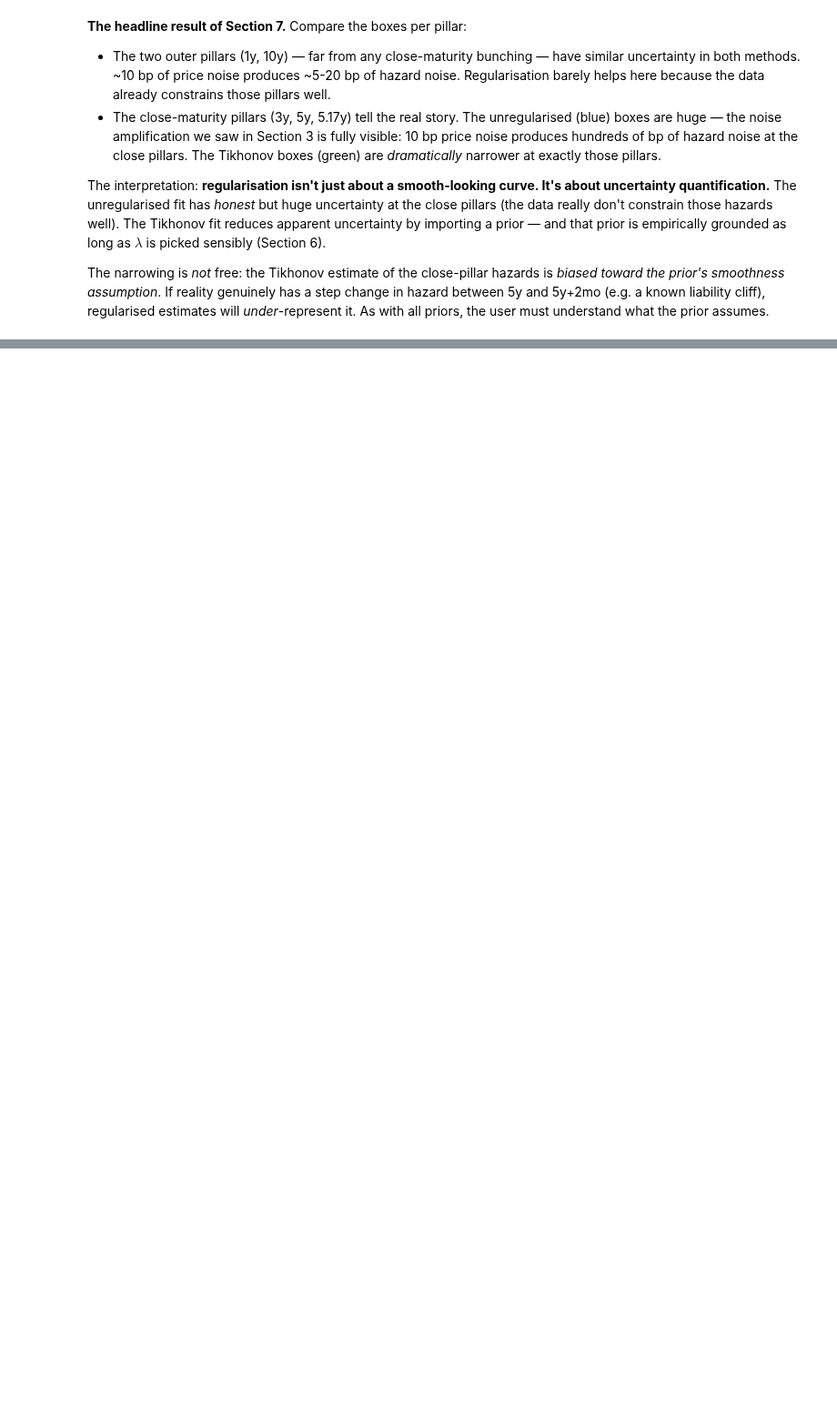
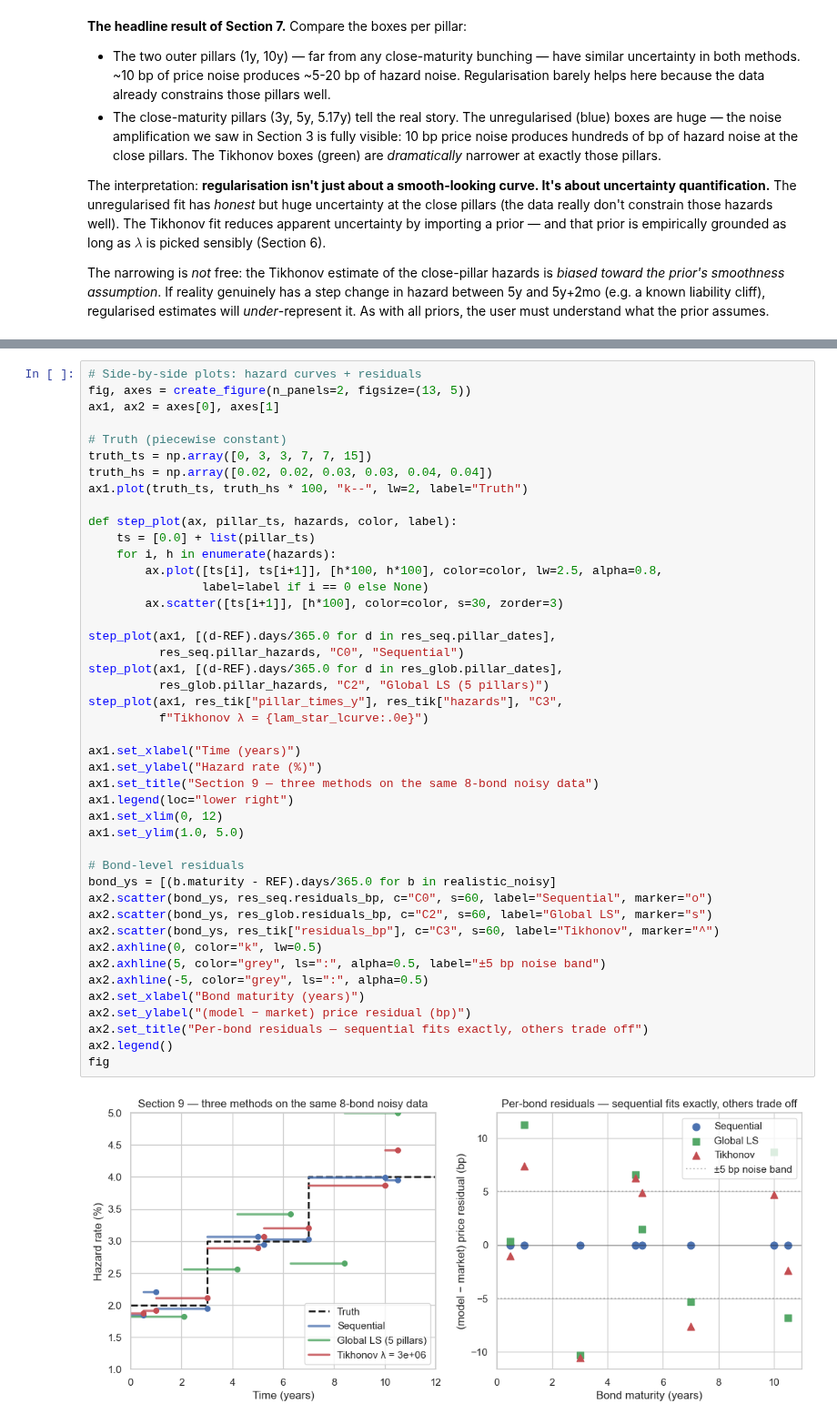
Before and after one commit to bdcbqa314159/pricebook, a Jupyter notebook: python/notebooks/credit/hazard_from_bonds_when_maturities_are_close.ipynb, the cells around one changed output, grey strips where cells are left out. Shown at 91% size. Cells and saved outputs as stored; diff of their text form; blank space fills up the shorter version.

Commit message:
hazard-from-bonds notebook: round 4 (sections 8-10) — adaptive, realistic, CIR++ cross-check

```diff
--- a/python/notebooks/credit/hazard_from_bonds_when_maturities_are_close.ipynb
+++ b/python/notebooks/credit/hazard_from_bonds_when_maturities_are_close.ipynb
@@ -1050,0 +1242,46 @@ all priors, the user must understand what the prior assumes.
+# %%
+# Side-by-side plots: hazard curves + residuals
+fig, axes = create_figure(n_panels=2, figsize=(13, 5))
+ax1, ax2 = axes[0], axes[1]
+
+# Truth (piecewise constant)
+truth_ts = np.array([0, 3, 3, 7, 7, 15])
+truth_hs = np.array([0.02, 0.02, 0.03, 0.03, 0.04, 0.04])
+ax1.plot(truth_ts, truth_hs * 100, "k--", lw=2, label="Truth")
+
+def step_plot(ax, pillar_ts, hazards, color, label):
+    ts = [0.0] + list(pillar_ts)
+    for i, h in enumerate(hazards):
+        ax.plot([ts[i], ts[i+1]], [h*100, h*100], color=color, lw=2.5, alpha=0.8,
+                label=label if i == 0 else None)
+        ax.scatter([ts[i+1]], [h*100], color=color, s=30, zorder=3)
+
+step_plot(ax1, [(d-REF).days/365.0 for d in res_seq.pillar_dates],
+          res_seq.pillar_hazards, "C0", "Sequential")
+step_plot(ax1, [(d-REF).days/365.0 for d in res_glob.pillar_dates],
+          res_glob.pillar_hazards, "C2", "Global LS (5 pillars)")
+step_plot(ax1, res_tik["pillar_times_y"], res_tik["hazards"], "C3",
+          f"Tikhonov λ = {lam_star_lcurve:.0e}")
+
+ax1.set_xlabel("Time (years)")
+ax1.set_ylabel("Hazard rate (%)")
+ax1.set_title("Section 9 — three methods on the same 8-bond noisy data")
+ax1.legend(loc="lower right")
+ax1.set_xlim(0, 12)
+ax1.set_ylim(1.0, 5.0)
+
+# Bond-level residuals
+bond_ys = [(b.maturity - REF).days/365.0 for b in realistic_noisy]
+ax2.scatter(bond_ys, res_seq.residuals_bp, c="C0", s=60, label="Sequential", marker="o")
+ax2.scatter(bond_ys, res_glob.residuals_bp, c="C2", s=60, label="Global LS", marker="s")
+ax2.scatter(bond_ys, res_tik["residuals_bp"], c="C3", s=60, label="Tikhonov", marker="^")
+ax2.axhline(0, color="k", lw=0.5)
+ax2.axhline(5, color="grey", ls=":", alpha=0.5, label="±5 bp noise band")
+ax2.axhline(-5, color="grey", ls=":", alpha=0.5)
+ax2.set_xlabel("Bond maturity (years)")
+ax2.set_ylabel("(model − market) price residual (bp)")
+ax2.set_title("Per-bond residuals — sequential fits exactly, others trade off")
+ax2.legend()
+fig
+# %% [output]
+[figure, added]
```
Also changed, not shown: parts of 14 cells of this notebook, 2 other files.
